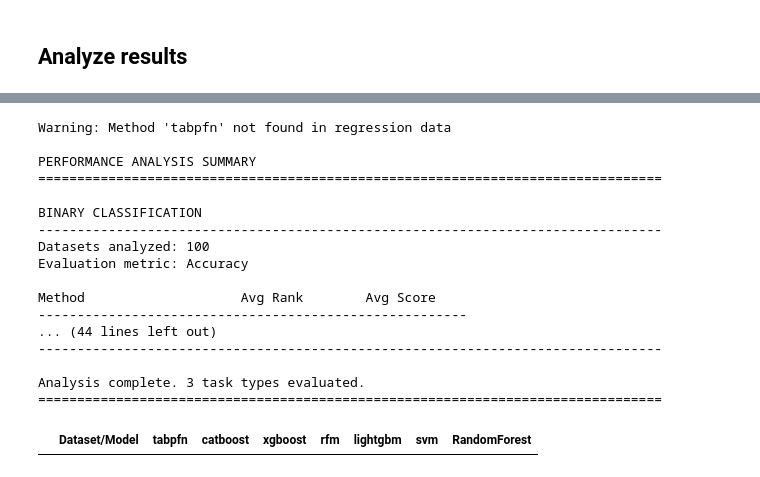
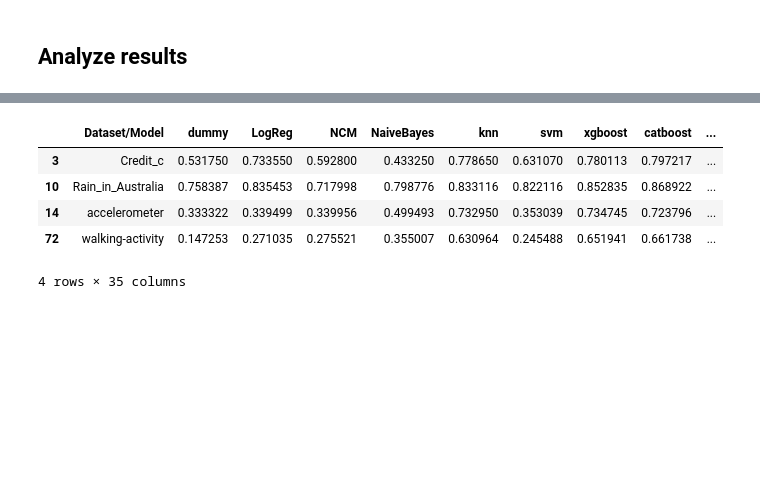
Before and after one commit to dmbeaglehole/LAMDA-TALENT-rfm, a Jupyter notebook: analysis.ipynb, the cells around one changed output, grey strips where cells are left out. Saved outputs shown, nothing was run; the diff lists cells and outputs as text; code cells hidden in the pictures; blank space fills up the shorter version.

```diff
--- a/analysis.ipynb
+++ b/analysis.ipynb
@@ -112,7 +121,7 @@ import os
 import pickle
 from pathlib import Path
 
-def load_rfm_results(results_dir='rfm_results'):
+def load_results(results_dir='rfm_results'):
     """
     Load all pickle files from the specified directory into a dictionary.
     Each pickle file should contain results from different dataset-model combinations.
@@ -237,16 +246,35 @@ def print_metric_summary(metric_stats: Dict[str, Dict[str, Dict[str, float]]]) -
 if __name__ == "__main__":
     try:
         # Load results
-        results_dict = load_rfm_results()
+        results_dict = load_results()
+        metric_stats = calculate_metric_stats(results_dict)
 
-        # Calculate statistics
+        reg_df = add_results(reg_df, metric_stats)
+        bin_df = add_results(bin_df, metric_stats)
+        multi_df = add_results(multi_df, metric_stats)
+
+        results_dict = load_results('rfm_results_power_3_23')
         metric_stats = calculate_metric_stats(results_dict)
-        # print("metric_stats", metric_stats)
-        # Print summary
-        # print_metric_summary(metric_stats)
-        reg_df = add_rfm_results(reg_df, metric_stats)
-        bin_df = add_rfm_results(bin_df, metric_stats)
-        multi_df = add_rfm_results(multi_df, metric_stats)
+
+        # reg_df = add_results(reg_df, metric_stats, method='rfm', tag='_power')
+        # bin_df = add_results(bin_df, metric_stats, method='rfm', tag='_power')
+        # multi_df = add_results(multi_df, metric_stats, method='rfm', tag='_power')
+
+
+        results_dict = load_results('pfn-v2-results')
+        metric_stats = calculate_metric_stats(results_dict)
+
+        reg_df = add_results(reg_df, metric_stats, method='PFN-v2')
+        bin_df = add_results(bin_df, metric_stats, method='PFN-v2')
+        multi_df = add_results(multi_df, metric_stats, method='PFN-v2')
+
+
+        results_dict = load_results('kernel_results')
+        metric_stats = calculate_metric_stats(results_dict)
+
+        reg_df = add_results(reg_df, metric_stats, method='kernel')
+        bin_df = add_results(bin_df, metric_stats, method='kernel')
+        multi_df = add_results(multi_df, metric_stats, method='kernel')
 
     except Exception as e:
         print(f"Error: {str(e)}")
@@ -435,3 +461,12 @@ def print_performance_summary(results_df):
+# %%
+multi_df[multi_df['rfm'].isna()]
+# %% [output]
+|  | Dataset/Model | dummy | LogReg | NCM | NaiveBayes | knn | svm | xgboost | catboost | ... |
+| 3 | Credit_c | 0.531750 | 0.733550 | 0.592800 | 0.433250 | 0.778650 | 0.631070 | 0.780113 | 0.797217 | ... |
+| 10 | Rain_in_Australia | 0.758387 | 0.835453 | 0.717998 | 0.798776 | 0.833116 | 0.822116 | 0.852835 | 0.868922 | ... |
+| 14 | accelerometer | 0.333322 | 0.339499 | 0.339956 | 0.499493 | 0.732950 | 0.353039 | 0.734745 | 0.723796 | ... |
+| 72 | walking-activity | 0.147253 | 0.271035 | 0.275521 | 0.355007 | 0.630964 | 0.245488 | 0.651941 | 0.661738 | ... |
+4 rows × 35 columns
 # %%
 # Then drop rows where 'rfm' is still NA
 reg_df = reg_df.dropna(subset=['rfm'])
@@ -457,32 +530,5 @@ multi_df[numeric_cols] = multi_df[numeric_cols].apply(lambda row: row.fillna(row
 #        'resnet', 'node', 'switchtab', 'tabnet', 'tabcaps', 'tangos', 'danets',
 #        'ftt', 'autoint', 'dcn2', 'snn', 'tabtransformer', 'ptarl', 'grownet',
 #        'tabr', 'modernNCA', 'mlp_plr', 'realmlp', 'excelformer', 'rfm']
-methods = ['tabpfn','catboost','xgboost','rfm','mlp','realmlp','lightgbm','svm','RandomForest']
-results_df = analyze_performance(reg_r2_df, bin_df, multi_df, methods=methods)
-print_performance_summary(results_df)
+methods = ['PFN-v2','catboost','xgboost','rfm','mlp','realmlp','lightgbm','svm','RandomForest','kernel']#, 'rfm_power']
+results_df = analyze_performance(reg_df_final, bin_df_final, multi_df_final, methods=methods)
-# %% [output]
-Warning: Method 'tabpfn' not found in regression data
-
-PERFORMANCE ANALYSIS SUMMARY
-================================================================================
-
-BINARY CLASSIFICATION
---------------------------------------------------------------------------------
-Datasets analyzed: 100
-Evaluation metric: Accuracy
-
-Method                    Avg Rank        Avg Score
--------------------------------------------------------
-... (44 lines left out)
---------------------------------------------------------------------------------
-
-Analysis complete. 3 task types evaluated.
-================================================================================
-# %%
-methods = ['tabpfn', 'catboost', 'xgboost', 'rfm', 'lightgbm', 'svm', 'RandomForest']
-# Select Dataset/Model column and the specified methods
-churn_rows = bin_df[bin_df['Dataset/Model'].str.contains('price', case=False)]
-filtered_churn = churn_rows[['Dataset/Model'] + methods]
-filtered_churn
-# %% [output]
-|  | Dataset/Model | tabpfn | catboost | xgboost | rfm | lightgbm | svm | RandomForest |
```
Also changed, not shown: parts of 19 cells of this notebook, 6 other files.
